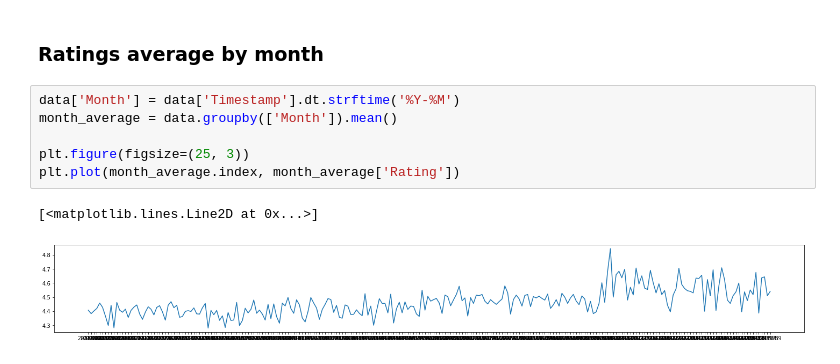
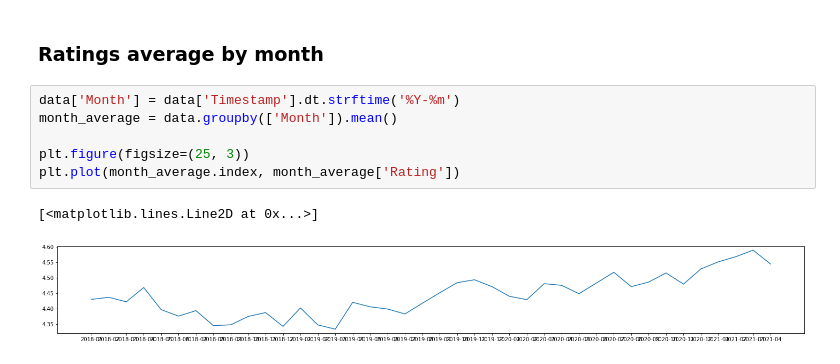
Before and after one commit to cjsotoparra/Data-Analysis, a Jupyter notebook: Untitled.ipynb, the cells around one changed output. Saved outputs shown, nothing was run; the diff lists cells and outputs as text.

```diff
--- a/Untitled.ipynb
+++ b/Untitled.ipynb
@@ -46,11 +46,11 @@ plt.plot(week_average.index, week_average['Rating'])
 # %% [markdown]
 ### Ratings average by month
 # %%
-data['Month'] = data['Timestamp'].dt.strftime('%Y-%M')
+data['Month'] = data['Timestamp'].dt.strftime('%Y-%m')
 month_average = data.groupby(['Month']).mean()
 
 plt.figure(figsize=(25, 3))
 plt.plot(month_average.index, month_average['Rating'])
 # %% [output]
 [<matplotlib.lines.Line2D at 0x...>]
-[figure, old version]
+[figure, new version]
```
Also changed, not shown: parts of 3 cells of this notebook.
